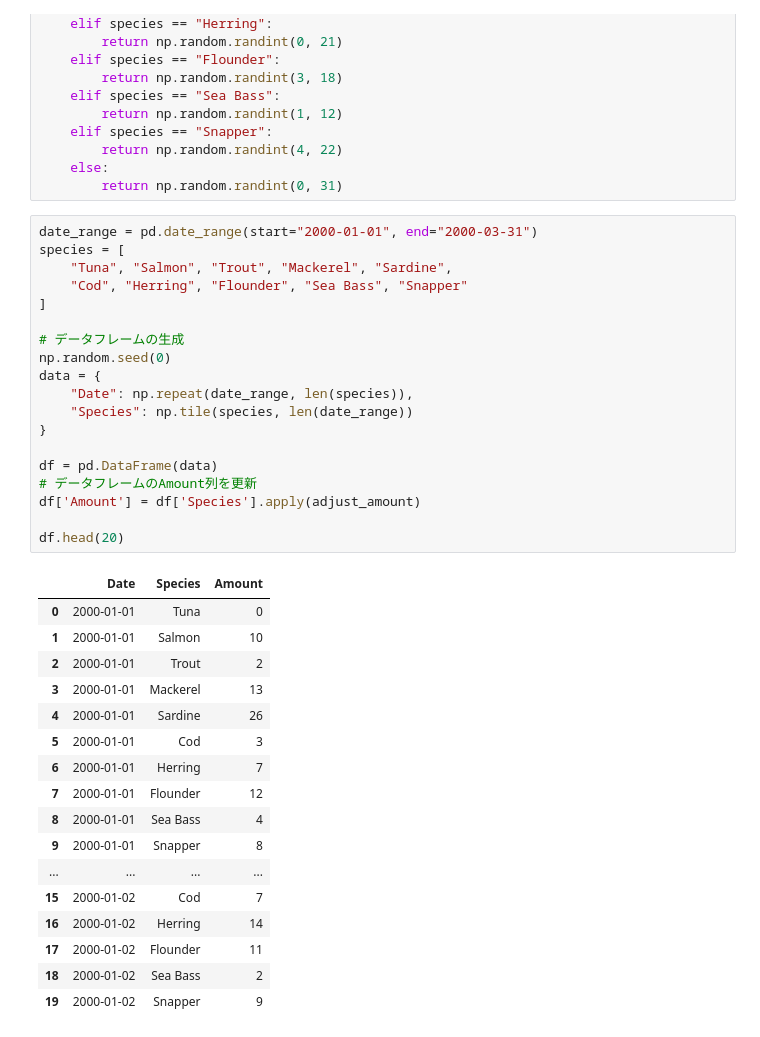
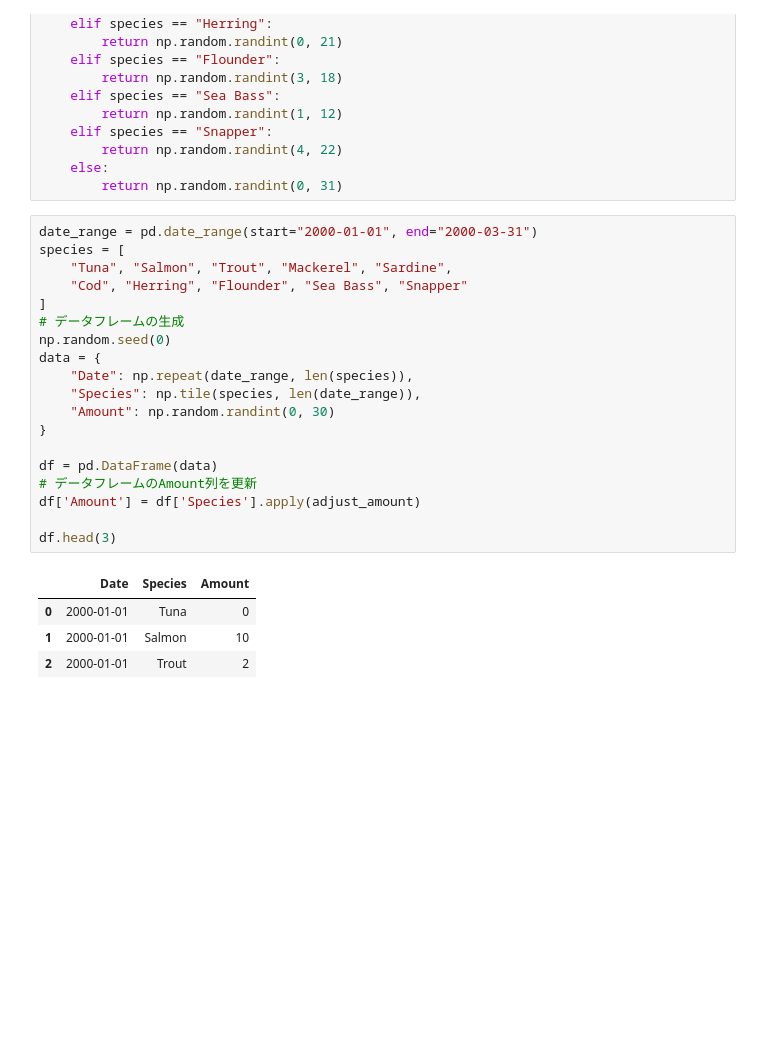
Before and after one commit to tatsuhirot/streamlit-app, a Jupyter notebook: data/data-generation.ipynb, the cells around one changed output. Saved outputs shown, nothing was run; the diff lists cells and outputs as text; blank space fills up the shorter version.

```diff
--- a/data/data-generation.ipynb
+++ b/data/data-generation.ipynb
@@ -30,37 +30,24 @@ def adjust_amount(species):
 # %%
 date_range = pd.date_range(start="2000-01-01", end="2000-03-31")
 species = [
     "Tuna", "Salmon", "Trout", "Mackerel", "Sardine",
     "Cod", "Herring", "Flounder", "Sea Bass", "Snapper"
 ]
-
 # データフレームの生成
 np.random.seed(0)
 data = {
     "Date": np.repeat(date_range, len(species)),
-    "Species": np.tile(species, len(date_range))
+    "Species": np.tile(species, len(date_range)),
+    "Amount": np.random.randint(0, 30)
 }
 
 df = pd.DataFrame(data)
 # データフレームのAmount列を更新
 df['Amount'] = df['Species'].apply(adjust_amount)
 
-df.head(20)
+df.head(3)
 # %% [output]
 |  | Date | Species | Amount |
 | 0 | 2000-01-01 | Tuna | 0 |
 | 1 | 2000-01-01 | Salmon | 10 |
 | 2 | 2000-01-01 | Trout | 2 |
-| 3 | 2000-01-01 | Mackerel | 13 |
-| 4 | 2000-01-01 | Sardine | 26 |
-| 5 | 2000-01-01 | Cod | 3 |
-| 6 | 2000-01-01 | Herring | 7 |
-| 7 | 2000-01-01 | Flounder | 12 |
-| 8 | 2000-01-01 | Sea Bass | 4 |
-| 9 | 2000-01-01 | Snapper | 8 |
-| ... | ... | ... | ... |
-| 15 | 2000-01-02 | Cod | 7 |
-| 16 | 2000-01-02 | Herring | 14 |
-| 17 | 2000-01-02 | Flounder | 11 |
-| 18 | 2000-01-02 | Sea Bass | 2 |
-| 19 | 2000-01-02 | Snapper | 9 |
```
Also changed, not shown: parts of 1 cell of this notebook, 5 other files.
